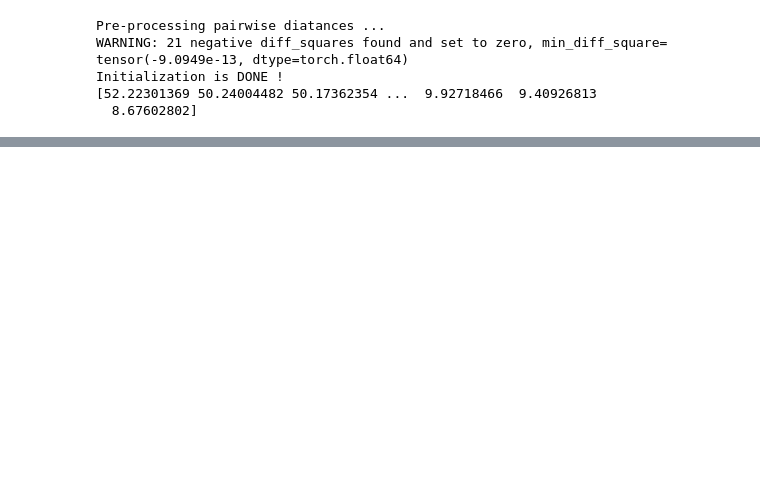
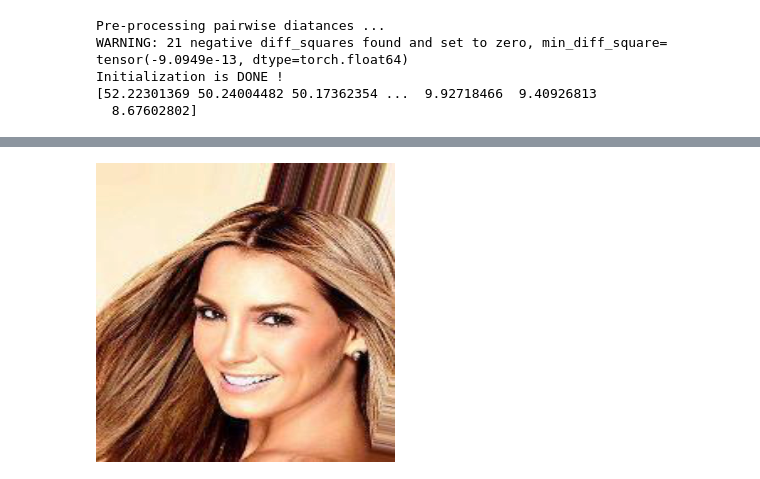
Before and after one commit to isaackhlam/Rarity-Score, a Jupyter notebook: src/test.ipynb, the cells around one changed output, grey strips where cells are left out. Cells and saved outputs as stored; diff of their text form; code cells hidden in the pictures; blank space fills up the shorter version.

```diff
--- a/src/test.ipynb
+++ b/src/test.ipynb
@@ -150,0 +254,23 @@ Initialization is DONE !
+# %%
+all_celeba_dataset = datasets.CelebA(root="./celeba_data/", split="all", download=False, transform=transform_inception)
+# %%
+import torchvision.transforms as T
+from torchvision.utils import make_grid
+import matplotlib.pyplot as plt
+
+# Function to convert a tensor to a PIL Image
+def tensor_to_pil(tensor):
+    # Undo the normalization
+    unnormalize = T.Normalize(mean=[-0.485 / 0.229, -0.456 / 0.224, -0.406 / 0.225], std=[1/0.229, 1/0.224, 1/0.225])
+    tensor = unnormalize(tensor)
+    # Convert to PIL Image
+    return T.ToPILImage()(tensor)
+# Extract the image tensor part of the first data point
+image_tensor, _ = all_celeba_dataset[0]
+
+# Convert the tensor to a PIL Image
+image = tensor_to_pil(image_tensor)
+
+image
+# %% [output]
+[figure, added]
```
Also changed, not shown: parts of 1 cell of this notebook, 2 other files.
